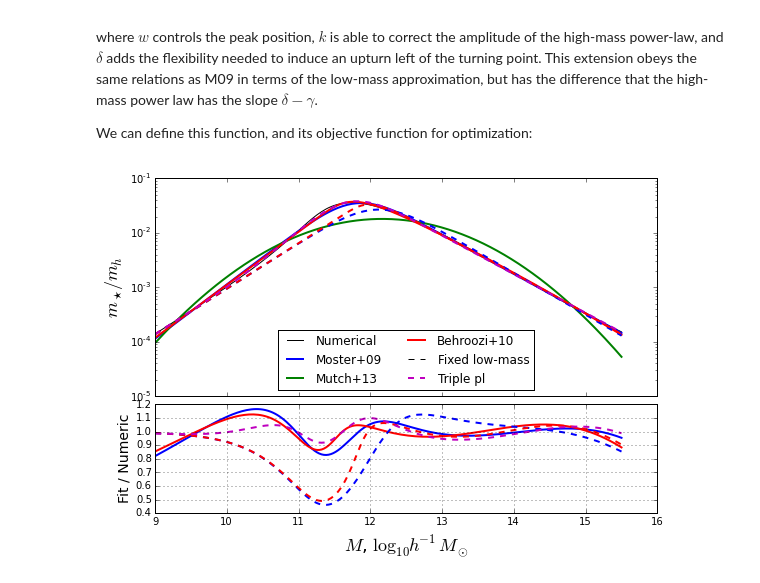
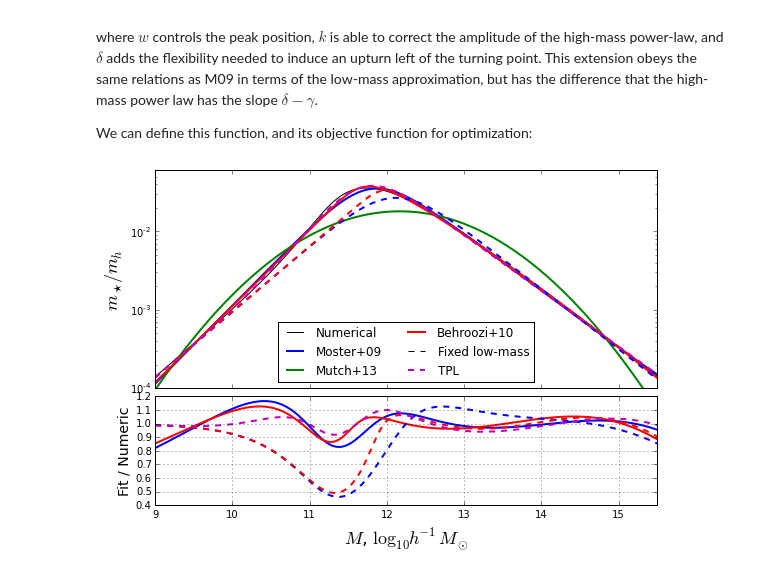
Before and after one commit to steven-murray/mrpy, a Jupyter notebook: docs/examples/SMHM.ipynb, the cells around one changed output. Saved outputs shown, nothing was run; the diff lists cells and outputs as text; code cells hidden in the pictures.

```diff
--- a/docs/examples/SMHM.ipynb
+++ b/docs/examples/SMHM.ipynb
@@ -427,12 +427,15 @@ triple_pl_res = curve_fit(triple_pl_obj_func,mhalo,logf,p0=(11.884,2.6,2,1,1))
 # %%
 fig,ax = plotbase()
 fig,ax = fixed_additions()
 
-ax[0].plot(mhalo,np.exp(triple_pl_obj_func(mhalo,*triple_pl_res[0])),label="Triple pl",color="m",ls='--',lw=2)
+ax[0].plot(mhalo,np.exp(triple_pl_obj_func(mhalo,*triple_pl_res[0])),label="TPL",color="m",ls='--',lw=2)
 ax[1].plot(mhalo,np.exp(triple_pl_obj_func(mhalo,*triple_pl_res[0]))/mhalo_to_frac(mhalo),color="m",ls="--",lw=2)
 ax[0].legend(loc=0,ncol=2)
 
+ax[0].set_ylim((1e-4,0.06))
+ax[0].set_xlim((9,15.5))
+
 # Save for the paper!
 fig.savefig("../../../mrpArticle/figures/compare_mine_fixed.pdf")
 # %% [output]
-[figure, old version]
+[figure, new version]
```
Also changed, not shown: 3 other files.
